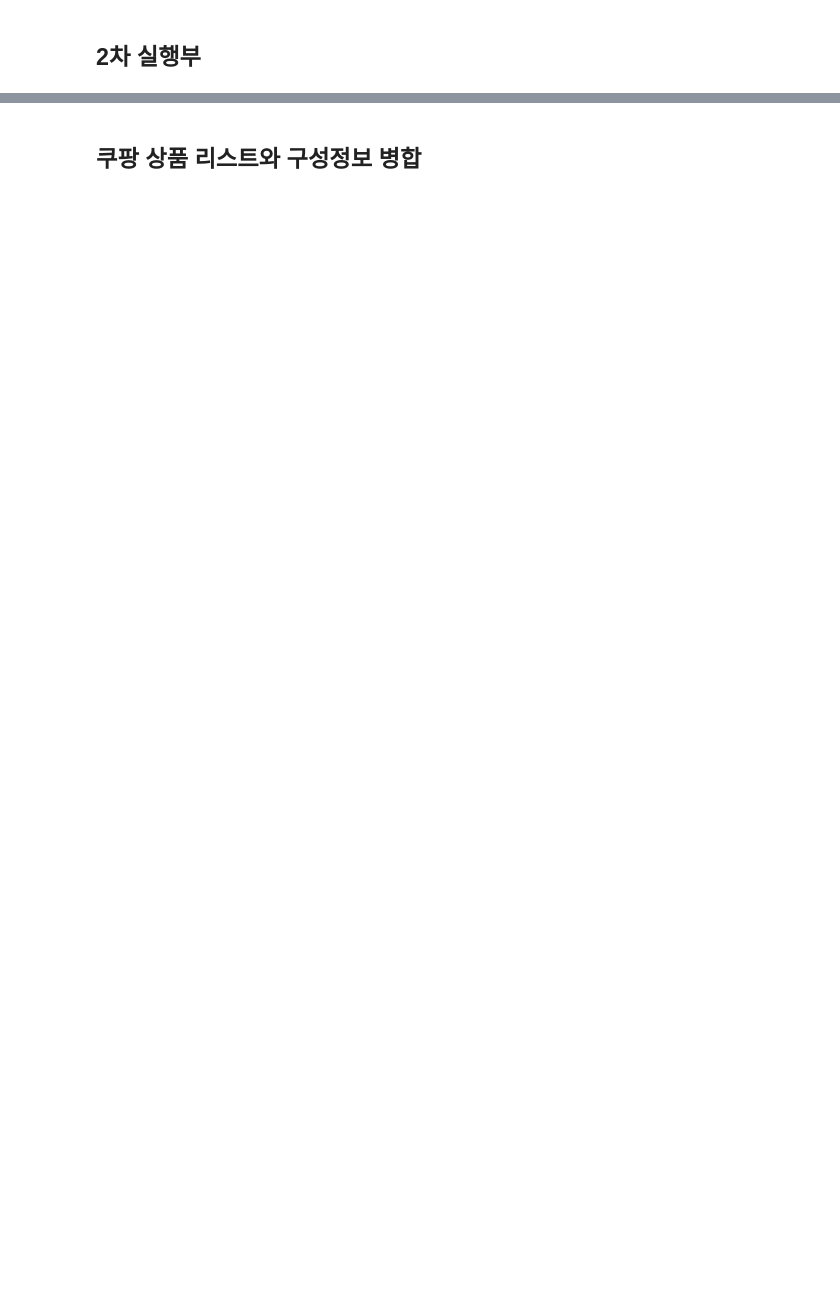
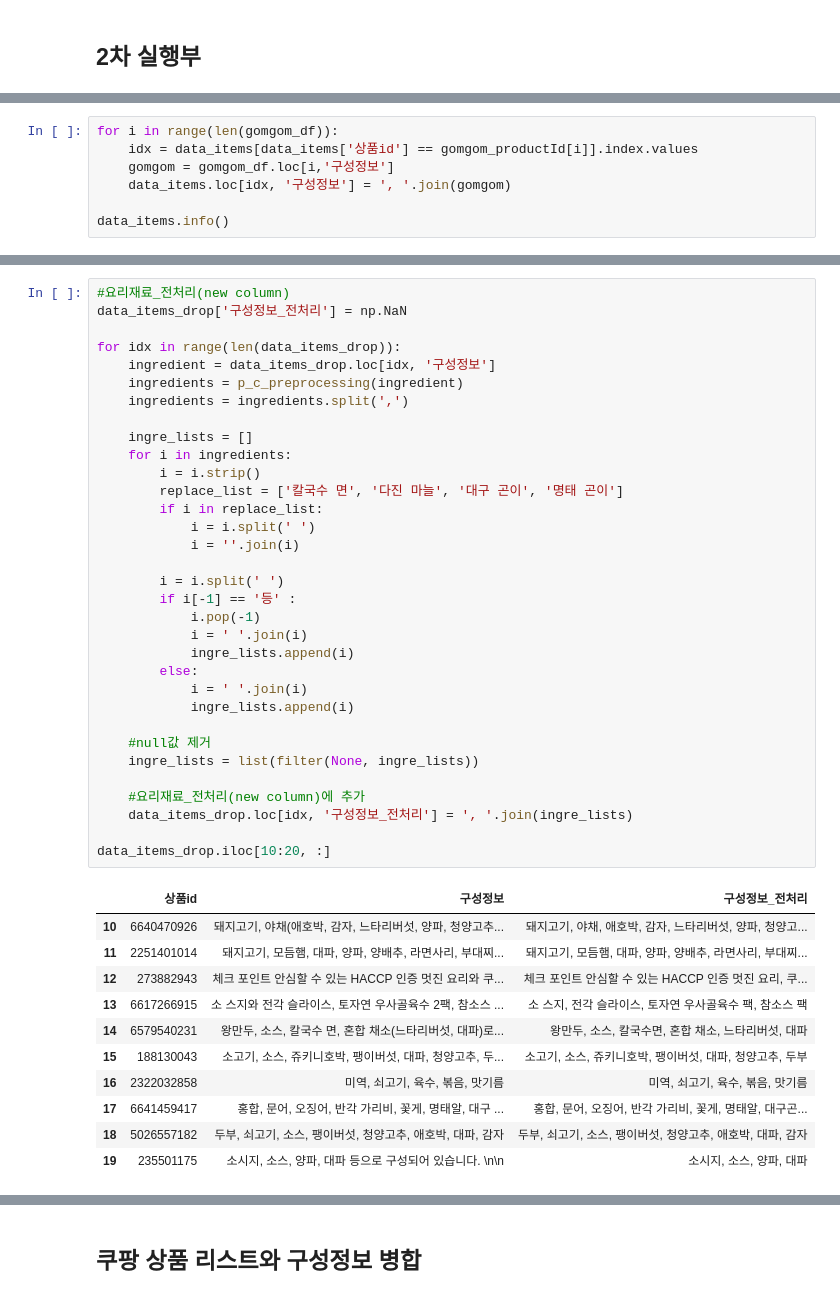
Before and after one commit to dajeong25/KDT_team4_FinalPJT, a Jupyter notebook: 01_웹크롤링/쿠팡크롤링.ipynb, the cells around one changed output, grey strips where cells are left out. Saved outputs shown, nothing was run; the diff lists cells and outputs as text; blank space fills up the shorter version.

Commit message:
요리재료 전처리 코드 추가 및 사전 정리
<만개의레시피>
- 만개의 레시피 재료 목록 전처리 완료
- 쿠팡에만 있는 재료 추가

<쿠팡>
- 쿠팡 구성정보 전처리 코드 수정
- 길게 텍스트로 있는 것 추가 코드 구현 필요(해당 텍스트 안에 만개의 레시피와 일치하는 재료 있으면 추출)
- 최대한 가능한 부분은 전처리 코드 구현 완료

```diff
--- a/01_웹크롤링/쿠팡크롤링.ipynb
+++ b/01_웹크롤링/쿠팡크롤링.ipynb
@@ -269,0 +283,7 @@ data_items.head()
+# %%
+for i in range(len(gomgom_df)):
+    idx = data_items[data_items['상품id'] == gomgom_productId[i]].index.values
+    gomgom = gomgom_df.loc[i,'구성정보']
+    data_items.loc[idx, '구성정보'] = ', '.join(gomgom)
+
+data_items.info()
@@ -288 +343,46 @@ for item in ingre_coupang_lists:
+# %%
+#요리재료_전처리(new column)
+data_items_drop['구성정보_전처리'] = np.NaN
+
+for idx in range(len(data_items_drop)):
+    ingredient = data_items_drop.loc[idx, '구성정보']
+    ingredients = p_c_preprocessing(ingredient)
+    ingredients = ingredients.split(',')
+
+    ingre_lists = []
+    for i in ingredients:
+        i = i.strip()
+        replace_list = ['칼국수 면', '다진 마늘', '대구 곤이', '명태 곤이']
+        if i in replace_list:
+            i = i.split(' ')
+            i = ''.join(i)
+
+        i = i.split(' ')
+        if i[-1] == '등' :
+            i.pop(-1)
+            i = ' '.join(i)
+            ingre_lists.append(i)
+        else:
+            i = ' '.join(i)
+            ingre_lists.append(i)
+
+    #null값 제거
+    ingre_lists = list(filter(None, ingre_lists))
+
+    #요리재료_전처리(new column)에 추가
+    data_items_drop.loc[idx, '구성정보_전처리'] = ', '.join(ingre_lists)
+
+data_items_drop.iloc[10:20, :]
+# %% [output]
+|  | 상품id | 구성정보 | 구성정보_전처리 |
+| 10 | 6640470926 | 돼지고기, 야채(애호박, 감자, 느타리버섯, 양파, 청양고추... | 돼지고기, 야채, 애호박, 감자, 느타리버섯, 양파, 청양고... |
+| 11 | 2251401014 | 돼지고기, 모듬햄, 대파, 양파, 양배추, 라면사리, 부대찌... | 돼지고기, 모듬햄, 대파, 양파, 양배추, 라면사리, 부대찌... |
+| 12 | 273882943 | 체크 포인트 안심할 수 있는 HACCP 인증 멋진 요리와 쿠... | 체크 포인트 안심할 수 있는 HACCP 인증 멋진 요리, 쿠... |
+| 13 | 6617266915 | 소 스지와 전각 슬라이스, 토자연 우사골육수 2팩, 참소스 ... | 소 스지, 전각 슬라이스, 토자연 우사골육수 팩, 참소스 팩 |
+| 14 | 6579540231 | 왕만두, 소스, 칼국수 면, 혼합 채소(느타리버섯, 대파)로... | 왕만두, 소스, 칼국수면, 혼합 채소, 느타리버섯, 대파 |
+| 15 | 188130043 | 소고기, 소스, 쥬키니호박, 팽이버섯, 대파, 청양고추, 두... | 소고기, 소스, 쥬키니호박, 팽이버섯, 대파, 청양고추, 두부 |
+| 16 | 2322032858 | 미역, 쇠고기, 육수, 볶음, 맛기름 | 미역, 쇠고기, 육수, 볶음, 맛기름 |
+| 17 | 6641459417 | 홍합, 문어, 오징어, 반각 가리비, 꽃게, 명태알, 대구 ... | 홍합, 문어, 오징어, 반각 가리비, 꽃게, 명태알, 대구곤... |
+| 18 | 5026557182 | 두부, 쇠고기, 소스, 팽이버섯, 청양고추, 애호박, 대파, 감자 | 두부, 쇠고기, 소스, 팽이버섯, 청양고추, 애호박, 대파, 감자 |
+| 19 | 235501175 | 소시지, 소스, 양파, 대파 등으로 구성되어 있습니다. \n\n | 소시지, 소스, 양파, 대파 |
 # %% [markdown]
```
Also changed, not shown: parts of 25 cells of this notebook, 5 other files.
